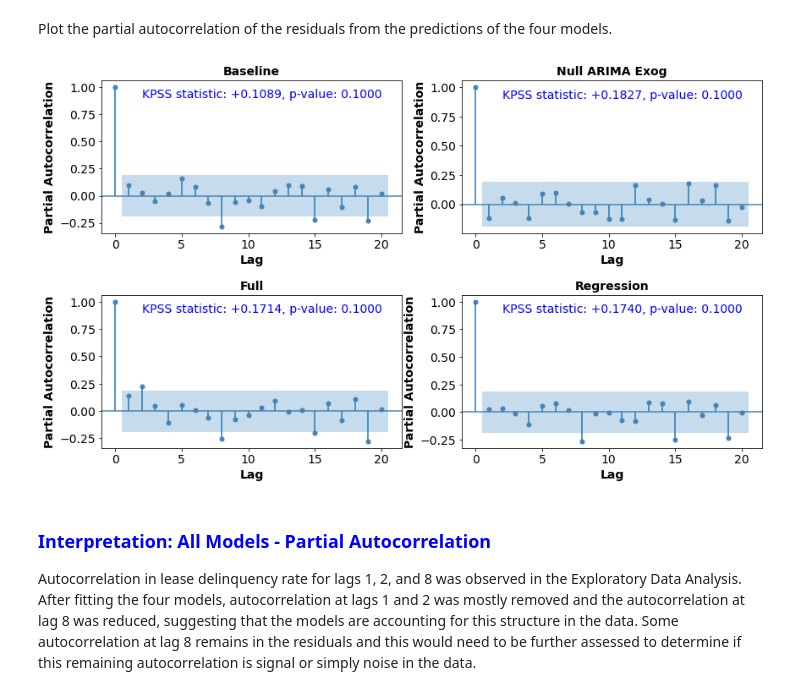
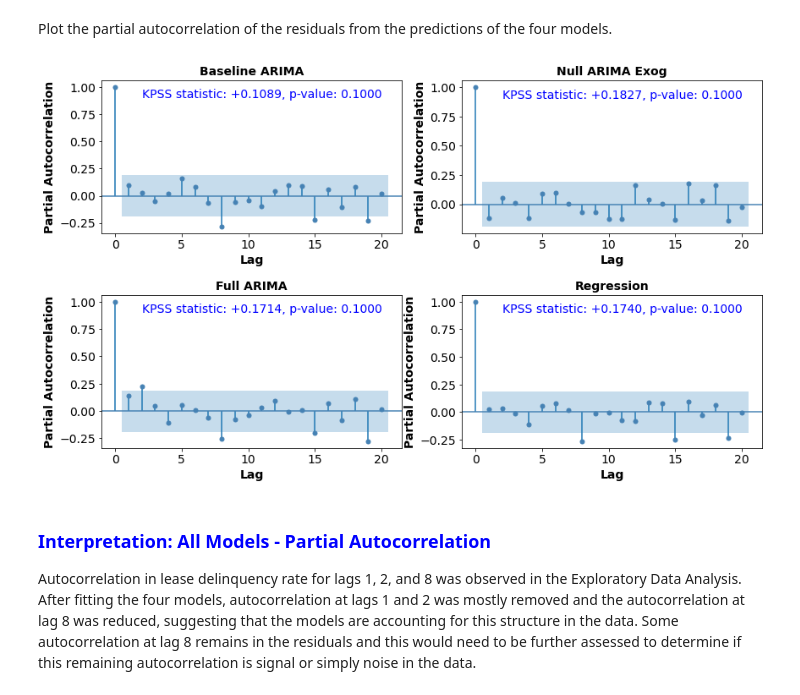
Before and after one commit to gskalski267/springboard, a Jupyter notebook: Capstone_Project_2/notebooks/Cap2_Modeling.ipynb, the cells around one changed output. Saved outputs shown, nothing was run; the diff lists cells and outputs as text; code cells hidden in the pictures.

```diff
--- a/Capstone_Project_2/notebooks/Cap2_Modeling.ipynb
+++ b/Capstone_Project_2/notebooks/Cap2_Modeling.ipynb
@@ -301,0 +274,36 @@ axes03.get_legend().remove()
+# %%
+#combine to one dataframe
+#subsets
+colset03_011 = ['y_pred_cv','y_resid_cv','y_ape_cv','model']
+colset03_012 = ['y_pred_reg','y_resid_reg','y_ape_reg','model']
+colset03_021 = ['y_pred','y_resid','y_ape','model']
+#train
+is_train_base_idx03 = df_base_pred_best.index < df_full.loc[is_test_idx01,'delinq'].index.min()
+is_train_exog_idx03 = df_exog_pred_best.index < df_full.loc[is_test_idx01,'delinq'].index.min()
+is_train_full_idx03 = df_full_pred_best.index < df_full.loc[is_test_idx01,'delinq'].index.min()
+is_train_reg_idx03 = df_reg_pred.index < df_full.loc[is_test_idx01,'delinq'].index.min()
+#test
+is_test_base_idx03 = df_base_pred_best.index >= df_full.loc[is_test_idx01,'delinq'].index.min()
+is_test_exog_idx03 = df_exog_pred_best.index >= df_full.loc[is_test_idx01,'delinq'].index.min()
+is_test_full_idx03 = df_full_pred_best.index >= df_full.loc[is_test_idx01,'delinq'].index.min()
+is_test_reg_idx03 = df_reg_pred.index >= df_full.loc[is_test_idx01,'delinq'].index.min()
+#label models by train, test
+df_base_pred_best.loc[is_train_base_idx03,'model'] = '11 Baseline Trn'
+df_base_pred_best.loc[is_test_base_idx03,'model'] = '12 Baseline Tst'
+df_exog_pred_best.loc[is_train_exog_idx03,'model'] = '21 Null ARIMA Exog Trn'
+df_exog_pred_best.loc[is_test_exog_idx03,'model'] = '22 Null ARIMA Exog Tst'
+df_full_pred_best.loc[is_train_full_idx03,'model'] = '31 Full Trn'
+df_full_pred_best.loc[is_test_full_idx03,'model'] = '32 Full Tst'
+df_reg_pred.loc[is_train_reg_idx03,'model'] = '41 Regression Trn'
+df_reg_pred.loc[is_test_reg_idx03,'model'] = '42 Regression Tst'
+#standardize colulmns
+df_base_pred = df_base_pred_best.loc[:,colset03_011]
+df_base_pred.columns = colset03_021
+df_exog_pred = df_exog_pred_best.loc[:,colset03_011]
+df_exog_pred.columns = colset03_021
+df_full_pred = df_full_pred_best.loc[:,colset03_011]
+df_full_pred.columns = colset03_021
+df_reg_pred_std = df_reg_pred.loc[:,colset03_012]
+df_reg_pred_std.columns = colset03_021
+#concatenate
+df_pred_bymodel = pd.concat([df_base_pred,df_exog_pred,df_full_pred,df_reg_pred_std],axis=0)
@@ -321,35 +385,35 @@ df_all_pred_resid.rename(columns={'y_resid_reg': 'y_reg_resid'},inplace=True)
 Plot the partial autocorrelation of the residuals from the predictions of the four models.
 # %%
 #calculate, plot partial autocorrelation
-modelset04 = ['Baseline','Null ARIMA Exog','Full','Regression']
+modelset04 = ['Baseline ARIMA','Null ARIMA Exog','Full ARIMA','Regression']
 colset04 = ['y_base_resid_cv','y_exog_resid_cv','y_full_resid_cv','y_reg_resid']
 kpss_raw = []
 
 fig04, axes04 = plt.subplots(nrows=2,ncols=2,figsize=(14,8))
 fig04.subplots_adjust(hspace=0.4)
 ct04 = -1
 for ax04 in axes04.flatten():
     ct04 = ct04 + 1
 
     #partial autocorrelation
     sm.graphics.tsa.plot_pacf(df_all_pred_resid.loc[:,colset04[ct04]],lags=20,ax=ax04,color='steelblue')
     ax04.set_title(modelset04[ct04], fontsize=14.0, fontweight='bold')
     ax04.set_xlabel('Lag', fontsize = 14.0, fontweight='bold')
     ax04.tick_params(axis='x', labelsize=14)
     ax04.set_ylabel('Partial Autocorrelation', fontsize=14.0, fontweight='bold')
     ax04.tick_params(axis='y', labelsize=14)
 
     #kpss test
     with warnings.catch_warnings():
         warnings.simplefilter('ignore')
         kpss_raw.append(sm.tsa.stattools.kpss(df_all_pred_resid.loc[:,colset04[ct04]],nlags='auto'))
     kpss_text04 = 'KPSS statistic: '+'{:+.4f}'.format(kpss_raw[ct04][0])
     kpss_text04 = kpss_text04 + ', p-value: '+'{:.4f}'.format(kpss_raw[ct04][1])
 
     #annotate
     ax04.text(2, 0.9, kpss_text04, fontsize=14.0, color='blue')
 # %% [output]
-[figure, old version]
+[figure, new version]
 # %% [markdown]
 ### <b><font color='blue'> Interpretation: All Models - Partial Autocorrelation</font></b>
 Autocorrelation in lease delinquency rate for lags 1, 2, and 8 was observed in the Exploratory Data Analysis. After fitting the four models, autocorrelation at lags 1 and 2 was mostly removed and the autocorrelation at lag 8 was reduced, suggesting that the models are accounting for this structure in the data.  Some autocorrelation at lag 8 remains in the residuals and this would need to be further assessed to determine if this remaining autocorrelation is signal or simply noise in the data.
```
Also changed, not shown: parts of 16 cells of this notebook, 3 other files.
